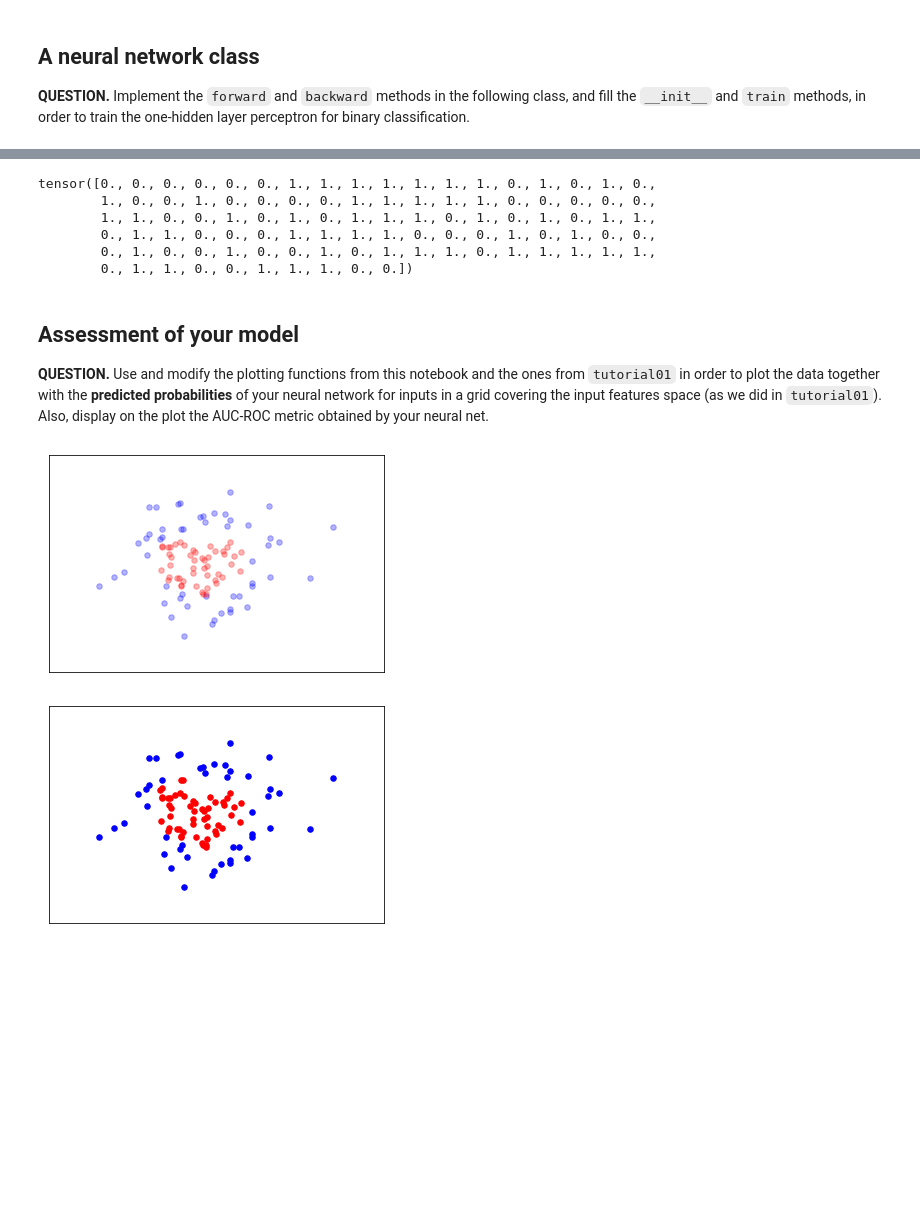
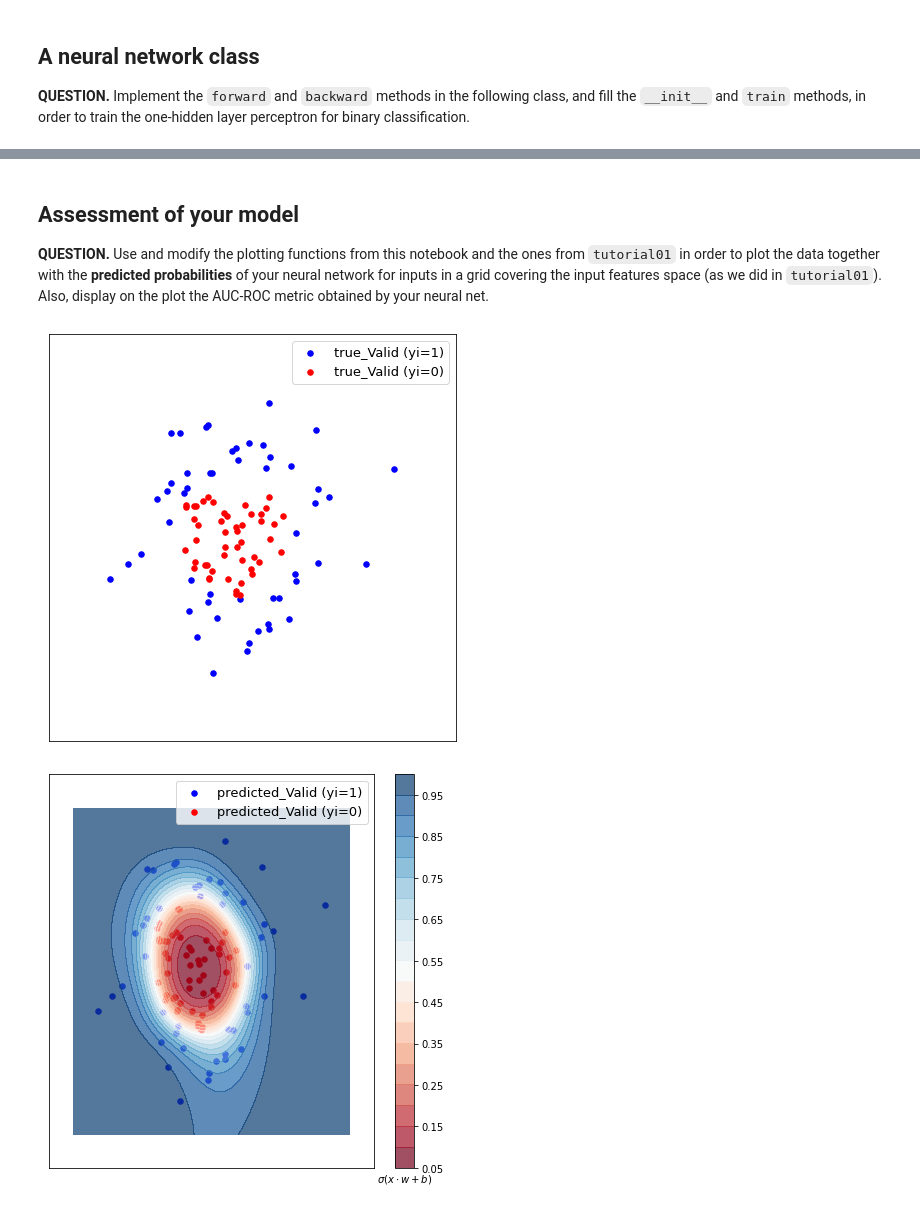
Before and after one commit to dnduong/deep_learning, a Jupyter notebook: tutorial03a_nguyen_sofia.ipynb, the cells around one changed output, grey strips where cells are left out. Drawn from its saved outputs; the diff is of its cells as text; code cells hidden in the pictures; blank space fills up the shorter version.

```diff
--- a/tutorial03a_nguyen_sofia.ipynb
+++ b/tutorial03a_nguyen_sofia.ipynb
@@ -279,21 +279,4 @@ tensor([0., 0., 0., 0., 0., 0., 0., 1., 1., 1., 1., 1., 1., 0., 1., 0., 1., 0.,
-# %%
-y_valid_torch
-# %% [output]
-tensor([0., 0., 0., 0., 0., 0., 1., 1., 1., 1., 1., 1., 1., 0., 1., 0., 1., 0.,
-        1., 0., 0., 1., 0., 0., 0., 0., 1., 1., 1., 1., 1., 0., 0., 0., 0., 0.,
-        1., 1., 0., 0., 1., 0., 1., 0., 1., 1., 1., 0., 1., 0., 1., 0., 1., 1.,
-        0., 1., 1., 0., 0., 0., 1., 1., 1., 1., 0., 0., 0., 1., 0., 1., 0., 0.,
-        0., 1., 0., 0., 1., 0., 0., 1., 0., 1., 1., 1., 0., 1., 1., 1., 1., 1.,
-        0., 1., 1., 0., 0., 1., 1., 1., 0., 0.])
 # %% [markdown]
 ## Assessment of your model
 
 **QUESTION.** Use and modify the plotting functions from this notebook and the ones from `tutorial01` in order to plot the data together with the **predicted probabilities** of your neural network for inputs in a grid covering the input features space (as we did in `tutorial01`). Also, display on the plot the AUC-ROC metric obtained by your neural net.
-# %%
-plot_data(X_test, y_test, alpha=0.3, label="Valid")
-# %% [output]
-[figure, removed]
-# %%
-plot_data(X_test, output, alpha=1, label="Valid")
-# %% [output]
-[figure, removed]
@@ -299,0 +299,16 @@ plot_data(X_test, output, alpha=1, label="Valid")
+# %%
+plt.figure(figsize=(6, 6))
+plot_data(X_test, y_test, alpha=1, label="true_Valid")
+plt.legend(fontsize=13)
+plt.tight_layout()
+# %% [output]
+[figure, added]
+# %%
+plt.figure(figsize=(6, 6))
+ax = plt.gca()
+plot_data(X_test, output, alpha=1, label="predicted_Valid")
+plot_probas(nn,ax, X_valid_torch, output, h=0.02, levels=20, colorbar=True)
+plt.legend(fontsize=13)
+plt.tight_layout()
+# %% [output]
+[figure, added]
```
Also changed, not shown: parts of 13 cells of this notebook.
